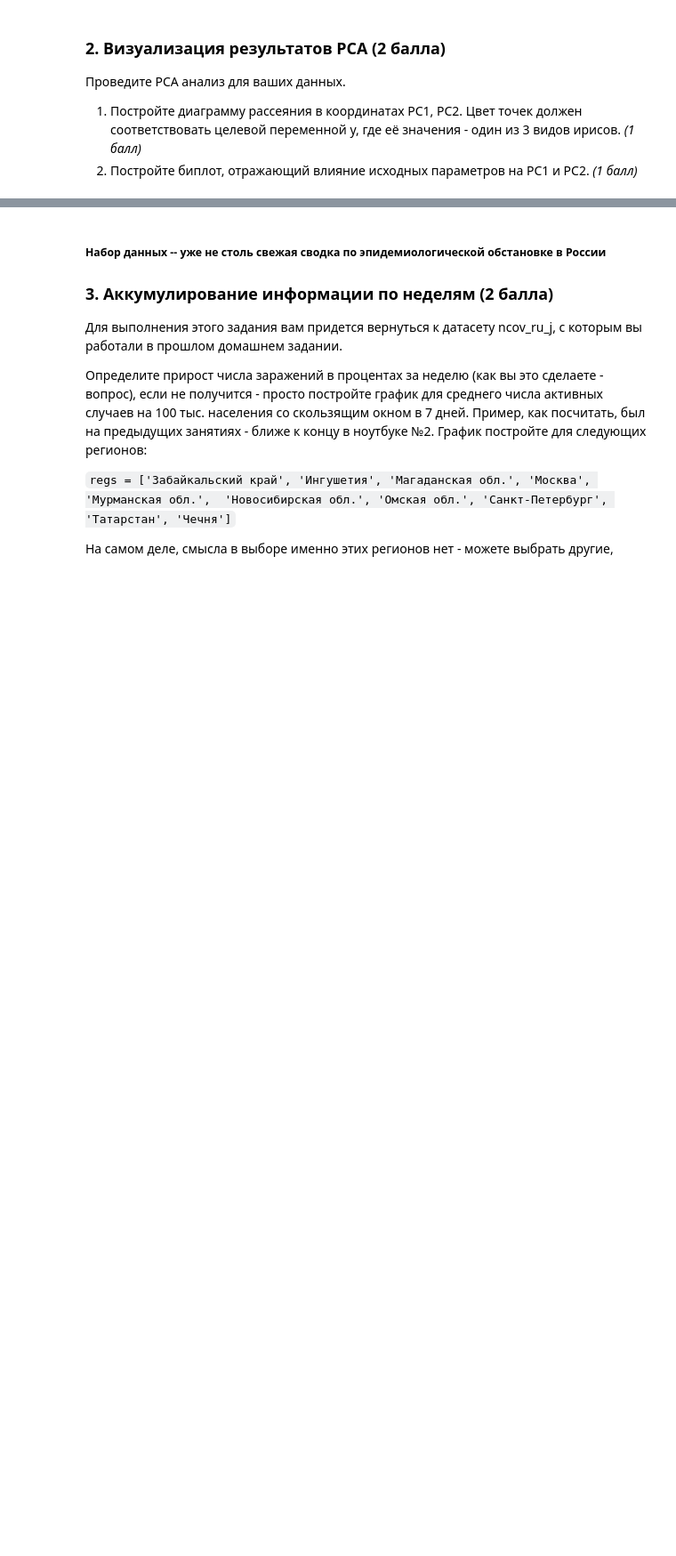
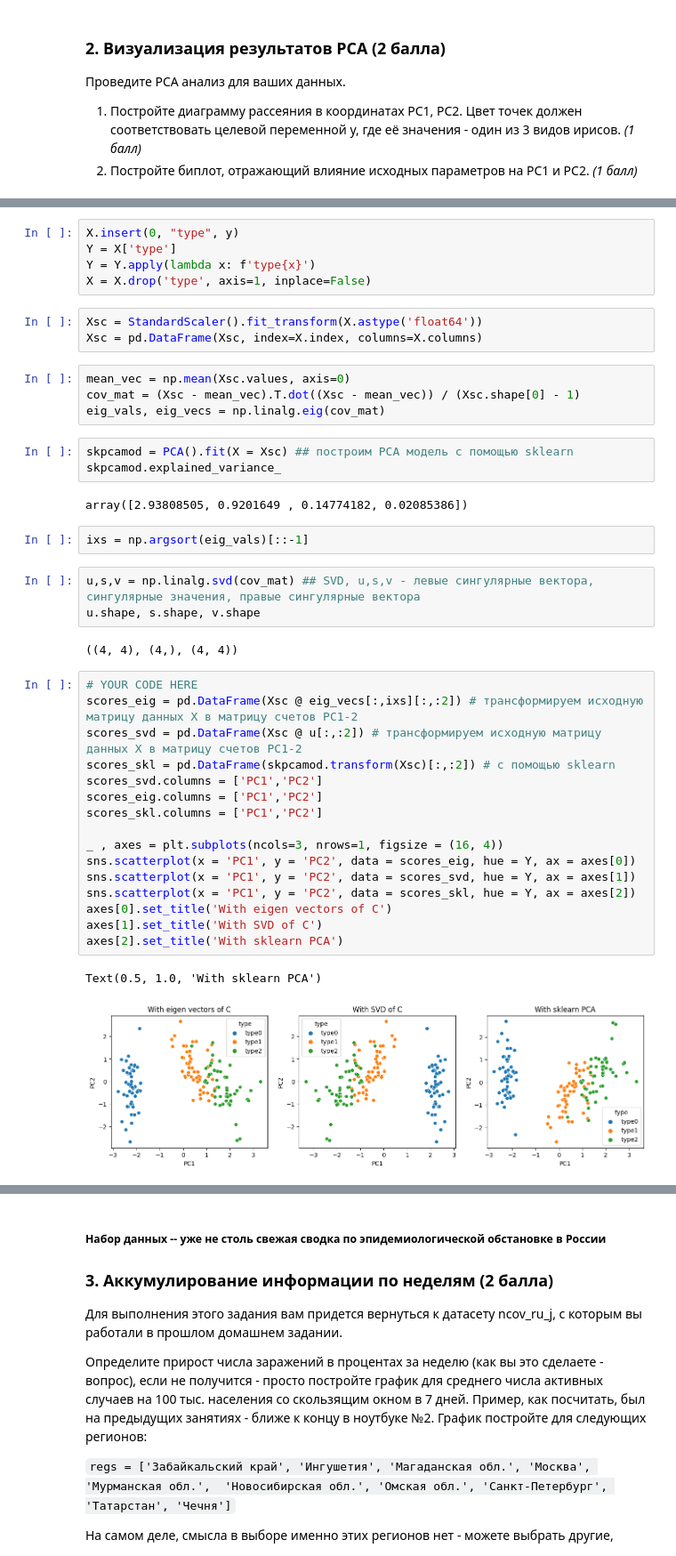
Before and after one commit to vovademar/MML, a Jupyter notebook: HW2/Вальдемар Сергеевич Медведев - ДЗ_2_Графики.ipynb, the cells around one changed output, grey strips where cells are left out. Shown at 89% size. Cells and saved outputs as stored; diff of their text form; blank space fills up the shorter version.

```diff
--- a/HW2/Вальдемар Сергеевич Медведев - ДЗ_2_Графики.ipynb
+++ b/HW2/Вальдемар Сергеевич Медведев - ДЗ_2_Графики.ipynb
@@ -67,0 +66,43 @@ plt.tight_layout();
+# %%
+X.insert(0, "type", y)
+Y = X['type']
+Y = Y.apply(lambda x: f'type{x}')
+X = X.drop('type', axis=1, inplace=False)
+# %%
+Xsc = StandardScaler().fit_transform(X.astype('float64'))
+Xsc = pd.DataFrame(Xsc, index=X.index, columns=X.columns)
+# %%
+mean_vec = np.mean(Xsc.values, axis=0)
+cov_mat = (Xsc - mean_vec).T.dot((Xsc - mean_vec)) / (Xsc.shape[0] - 1)
+eig_vals, eig_vecs = np.linalg.eig(cov_mat)
+# %%
+skpcamod = PCA().fit(X = Xsc) ## построим PCA модель с помощью sklearn
+skpcamod.explained_variance_
+# %% [output]
+array([2.93808505, 0.9201649 , 0.14774182, 0.02085386])
+# %%
+ixs = np.argsort(eig_vals)[::-1]
+# %%
+u,s,v = np.linalg.svd(cov_mat) ## SVD, u,s,v - левые сингулярные вектора, сингулярные значения, правые сингулярные вектора
+u.shape, s.shape, v.shape
+# %% [output]
+((4, 4), (4,), (4, 4))
+# %%
+# YOUR CODE HERE
+scores_eig = pd.DataFrame(Xsc @ eig_vecs[:,ixs][:,:2]) # трансформируем исходную матрицу данных X в матрицу счетов PC1-2
+scores_svd = pd.DataFrame(Xsc @ u[:,:2]) # трансформируем исходную матрицу данных X в матрицу счетов PC1-2
+scores_skl = pd.DataFrame(skpcamod.transform(Xsc)[:,:2]) # с помощью sklearn
+scores_svd.columns = ['PC1','PC2']
+scores_eig.columns = ['PC1','PC2']
+scores_skl.columns = ['PC1','PC2']
+
+_ , axes = plt.subplots(ncols=3, nrows=1, figsize = (16, 4))
+sns.scatterplot(x = 'PC1', y = 'PC2', data = scores_eig, hue = Y, ax = axes[0])
+sns.scatterplot(x = 'PC1', y = 'PC2', data = scores_svd, hue = Y, ax = axes[1])
+sns.scatterplot(x = 'PC1', y = 'PC2', data = scores_skl, hue = Y, ax = axes[2])
+axes[0].set_title('With eigen vectors of C')
+axes[1].set_title('With SVD of C')
+axes[2].set_title('With sklearn PCA')
+# %% [output]
+Text(0.5, 1.0, 'With sklearn PCA')
+[figure, added]
```
Also changed, not shown: parts of 9 cells of this notebook.
